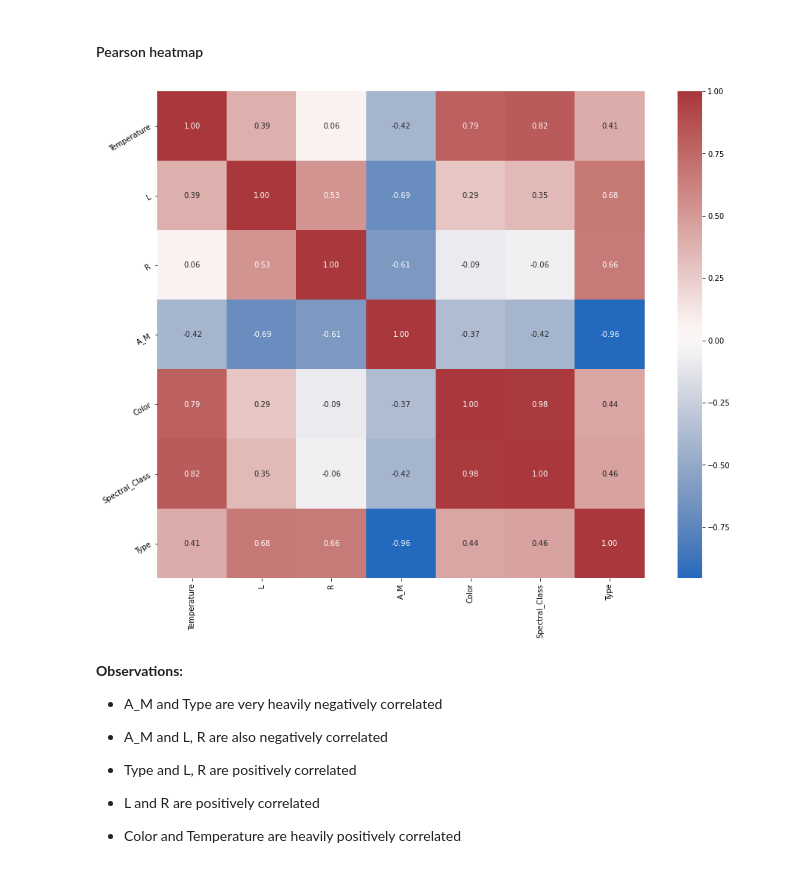
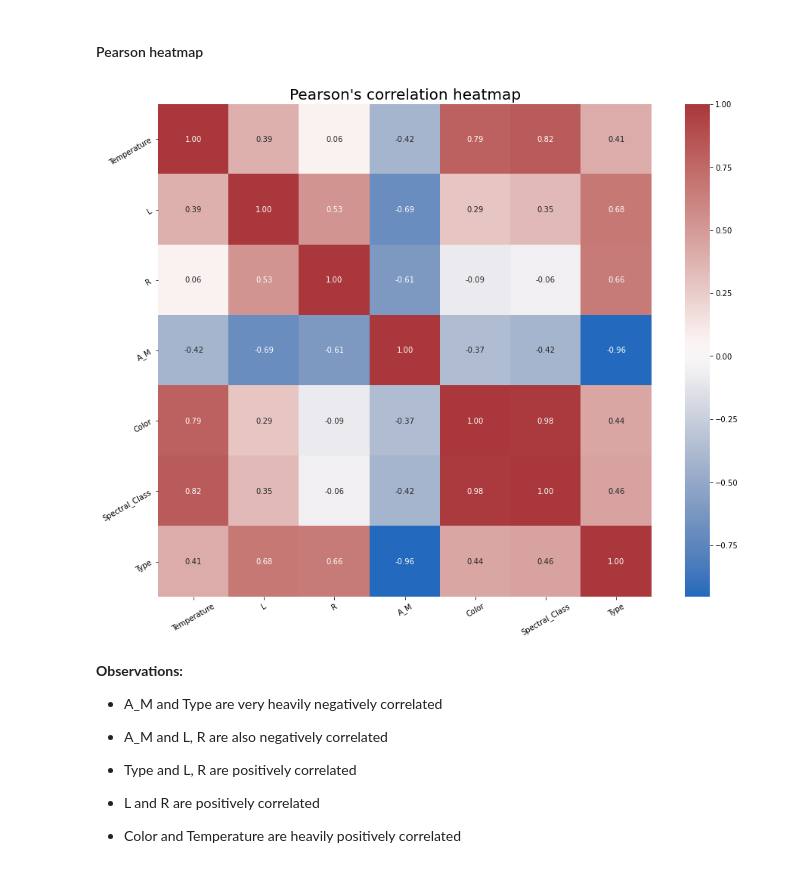
Before and after one commit to ZasadnyJan/Star_type_classification, a Jupyter notebook: Main_notebook.ipynb, the cells around one changed output. Cells and saved outputs as stored; diff of their text form; code cells hidden in the pictures.

```diff
--- a/Main_notebook.ipynb
+++ b/Main_notebook.ipynb
@@ -485,13 +485,15 @@ plt.show()
 # %%
 correlations = df.corr()
 plt.figure(figsize=(16, 12))
 ax = sns.heatmap(correlations, square=True, annot=True,
                  fmt='.2f', linecolor='white', cmap="vlag")
-ax.set_xticklabels(ax.get_xticklabels(), rotation=90, fontsize=10)
+ax.set_xticklabels(ax.get_xticklabels(), rotation=30, fontsize=10)
 ax.set_yticklabels(ax.get_yticklabels(), rotation=30, fontsize=10)
+plt.title("Pearson's correlation heatmap", fontsize=20)
+
 plt.show()
 # %% [output]
-[figure, old version]
+[figure, new version]
 # %% [markdown]
 **Observations:**
 
```
Also changed, not shown: parts of 15 cells of this notebook.
